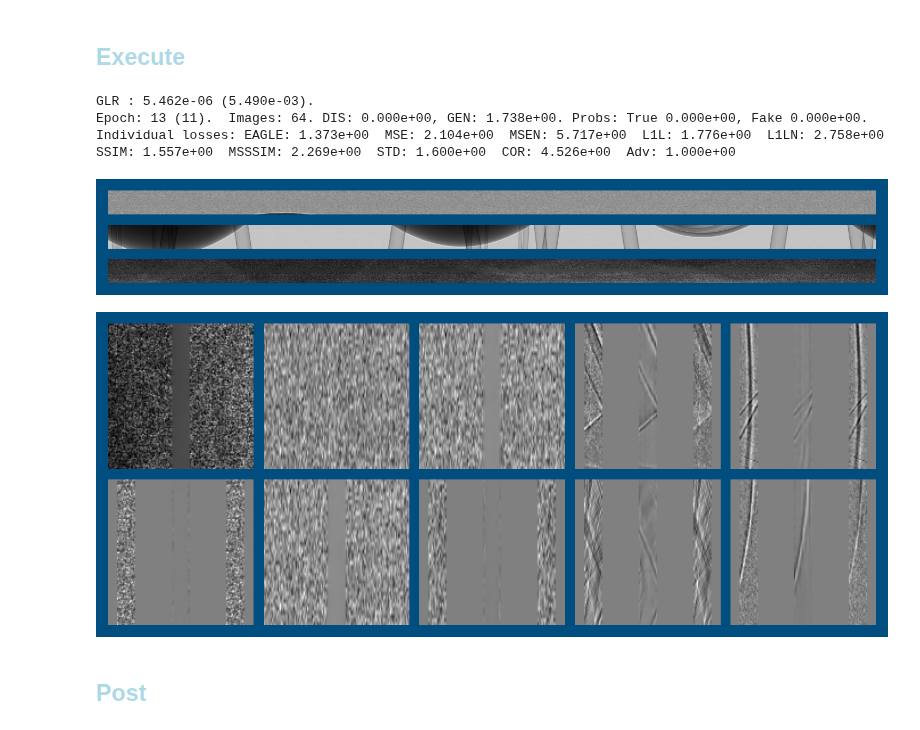
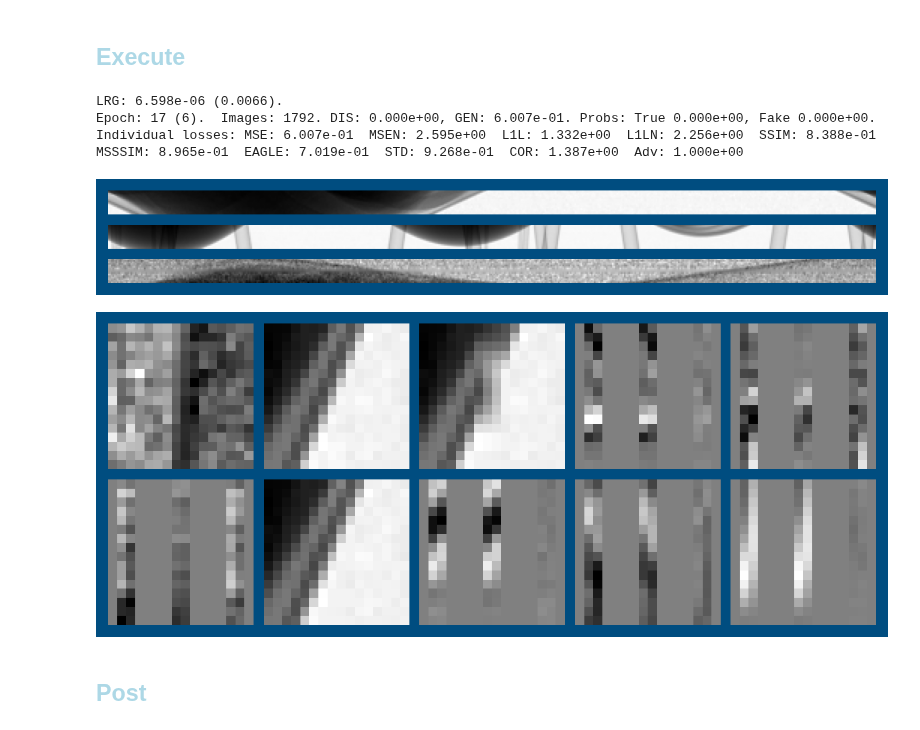
Before and after one commit to AustralianSynchrotron/sinogap, a Jupyter notebook: sinogap_bp1.ipynb, the cells around one changed output. Drawn from its saved outputs; the diff is of its cells as text; code cells hidden in the pictures.

```diff
--- a/sinogap_bp1.ipynb
+++ b/sinogap_bp1.ipynb
@@ -35,7 +35,7 @@ sg.TCfg = sg.TCfgClass(
     ,nofEpochs = None
     ,latentDim = 64
     ,batchSize = 2**6
-    ,batchSplit = 2**6
+    ,batchSplit = 2**0
     ,labelSmoothFac = 0.1 # For Fake labels (or set to 0.0 for no smoothing).
     ,learningRateG = 1e-3
     ,learningRateD = 1e-3
@@ -43,14 +43,14 @@ sg.TCfg = sg.TCfgClass(
     ,dataDir = 'data'
 )
 
-sg.DCfg = sg.DCfgClass(16,False)
+sg.DCfg = sg.DCfgClass(2,False)
 
 
 #os.environ["CTAS_MMAP_PATH"] = "/mnt/ssdData/"
 # %% [markdown]
 ### <font style="color:lightblue">Raw Read</font>
 # %%
-sg.trainSet = sg.createDataSet(sg.TCfg.dataDir, sg.listOfTrainData, expose = 5e-3)
+sg.trainSet = sg.createDataSet(sg.TCfg.dataDir, sg.listOfTrainData, expose = 2e-2)
 sg.trainLoader = sg.createDataLoader(sg.trainSet, num_workers=sg.TCfg.num_workers)
 sg.testSet = sg.createDataSet(sg.TCfg.dataDir+"/test", sg.listOfTestData, exclusive = True)
 sg.testLoader = sg.createDataLoader(sg.testSet, num_workers=sg.TCfg.num_workers)
@@ -476,16 +574,0 @@ Estimated Total Size (MB): 21636.30
-# %%
-
-class Discriminator(sg.DiscriminatorTemplate):
-    def __init__(self):
-        super(Discriminator, self).__init__()
-        self.param = nn.Parameter(torch.zeros(1))
-    def forward(self, images):
-        return torch.zeros((images.shape[0],1), device=sg.TCfg.device)
-
-sg.discriminator = Discriminator()
-sg.discriminator = sg.discriminator.to(sg.TCfg.device)
-model_summary = summary(sg.discriminator, input_data=sg.refImages[0,...] ).__str__()
-print(model_summary)
-#sg.writer.add_graph(sg.discriminator, refImages)
-
-sg.optimizer_D = sg.createOptimizer(sg.discriminator, sg.TCfg.learningRateD)
@@ -609,54 +592,56 @@ _ = sg.displayImages()
 sg.freeGPUmem()
 sg.freeGPUmem()
 
-torch.optim.lr_scheduler.LambdaLR(sg.optimizers_G[0], lambda epoch: 0.1).step()
-sg.scheduler_G = torch.optim.lr_scheduler.StepLR(sg.optimizers_G[0], 1, gamma=1-0.005)
+#torch.optim.lr_scheduler.LambdaLR(sg.optimizers_G[0], lambda epoch: 1e-1).step()
+sg.schedulers_G = [ torch.opt|im.lr_scheduler.StepLR(optim, 1, gamma=1-0.002) for optim in sg.optimizers_G ]
 def my_beforeReport(sglocals) :
-    sg.freeGPUmem()
-    sg.freeGPUmem()
     #return
     message = ""
 
-    message += "G" + sg.adjustScheduler(sg.scheduler_G, sg.TCfg.learningRateG, 1e-10)
-    sg.writer.add_scalars("Aux", {'LrnRate': sg.scheduler_G.get_last_lr()[0]/sg.TCfg.learningRateG}, sg.imer)
+    for scheduler in sg.schedulers_G :
+        sg.adjustScheduler(scheduler, sg.TCfg.learningRateG, 1e-4)
+    message += f"LRG: {sg.schedulers_G[0].get_last_lr()[0]:.3e} ({sg.schedulers_G[0].get_last_lr()[0]/sg.TCfg.learningRateG:.4f}). "
+    sg.writer.add_scalars("Aux", {'LrnRate': sg.schedulers_G[0].get_last_lr()[0]/sg.TCfg.learningRateG}, sg.imer)
 
     #for metrics in ('L1L','SSIM','MSSSIM') :
     #    sg.metrices[metrics].weight = max(0, sg.metrices[metrics].weight - 0.005)
     #    message += f"{metrics} weight: {sg.metrices[metrics].weight}. "
     #    sg.writer.add_scalars("Aux", {metrics: sg.metrices[metrics].weight}, sg.imer)
 
     print(message)
 sg.beforeReport = my_beforeReport
 
 
 def my_beforeEachEpoch(sglocals) :
+    sg.generator.eval()
     return
     sg.TCfg.batchSize = min(2**12, sg.TCfg.batchSize * 2)
-    sg.TCfg.batchSplit = max(2**0, int(sg.TCfg.batchSize / 2**3))
+    sg.TCfg.batchSplit = max(2**0, int(sg.TCfg.batchSize / 2**2))
     sg.writer.add_scalars("Aux", {'Batch size': math.log(sg.TCfg.batchSize,2)}, sg.imer)
     print(f"Batch size: {sg.TCfg.batchSize}, split: {sg.TCfg.batchSplit}", )
-#sg.beforeEachEpoch = my_beforeEachEpoch
+sg.beforeEachEpoch = my_beforeEachEpoch
 
-#sg.TCfg.num_workers=0
+
+#sg.TCfg.num_workers = sg.TCfg.num_workers
 try :
     sg.train(savedCheckPoint)
 except :
     #del sg.dataLoader
     #del sg.testLoaderhuiVam
     sg.freeGPUmem()
     1/10 # to release Jupyuter memory in the next step
     sg.epoch -= 1
     raise
 
 
 
 # bricks pretrained
 # %% [output]
-GLR : 5.462e-06 (5.490e-03).
-Epoch: 13 (11).  Images: 64. DIS: 0.000e+00, GEN: 1.738e+00. Probs: True 0.000e+00, Fake 0.000e+00.
-Individual losses: EAGLE: 1.373e+00  MSE: 2.104e+00  MSEN: 5.717e+00  L1L: 1.776e+00  L1LN: 2.758e+00  SSIM: 1.557e+00  MSSSIM: 2.269e+00  STD: 1.600e+00  COR: 4.526e+00  Adv: 1.000e+00
+LRG: 6.598e-06 (0.0066).
+Epoch: 17 (6).  Images: 1792. DIS: 0.000e+00, GEN: 6.007e-01. Probs: True 0.000e+00, Fake 0.000e+00.
+Individual losses: MSE: 6.007e-01  MSEN: 2.595e+00  L1L: 1.332e+00  L1LN: 2.256e+00  SSIM: 8.388e-01  MSSSIM: 8.965e-01  EAGLE: 7.019e-01  STD: 9.268e-01  COR: 1.387e+00  Adv: 1.000e+00
-[figure, old version]
+[figure, new version]
-[figure, old version]
+[figure, new version]
 # %% [markdown]
 ## <font style="color:lightblue">Post</font>
 # %%
```
Also changed, not shown: parts of 21 cells of this notebook, 5 other files.
